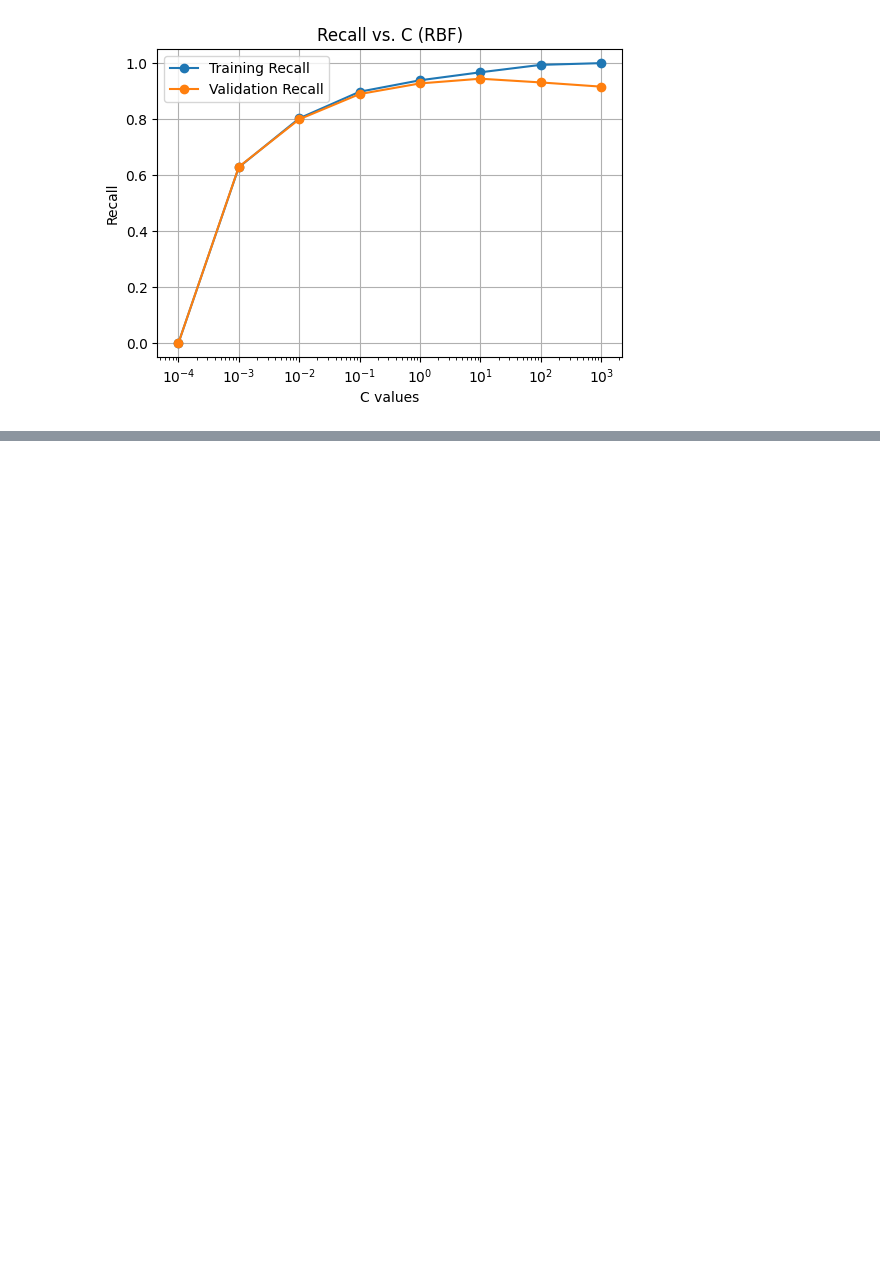
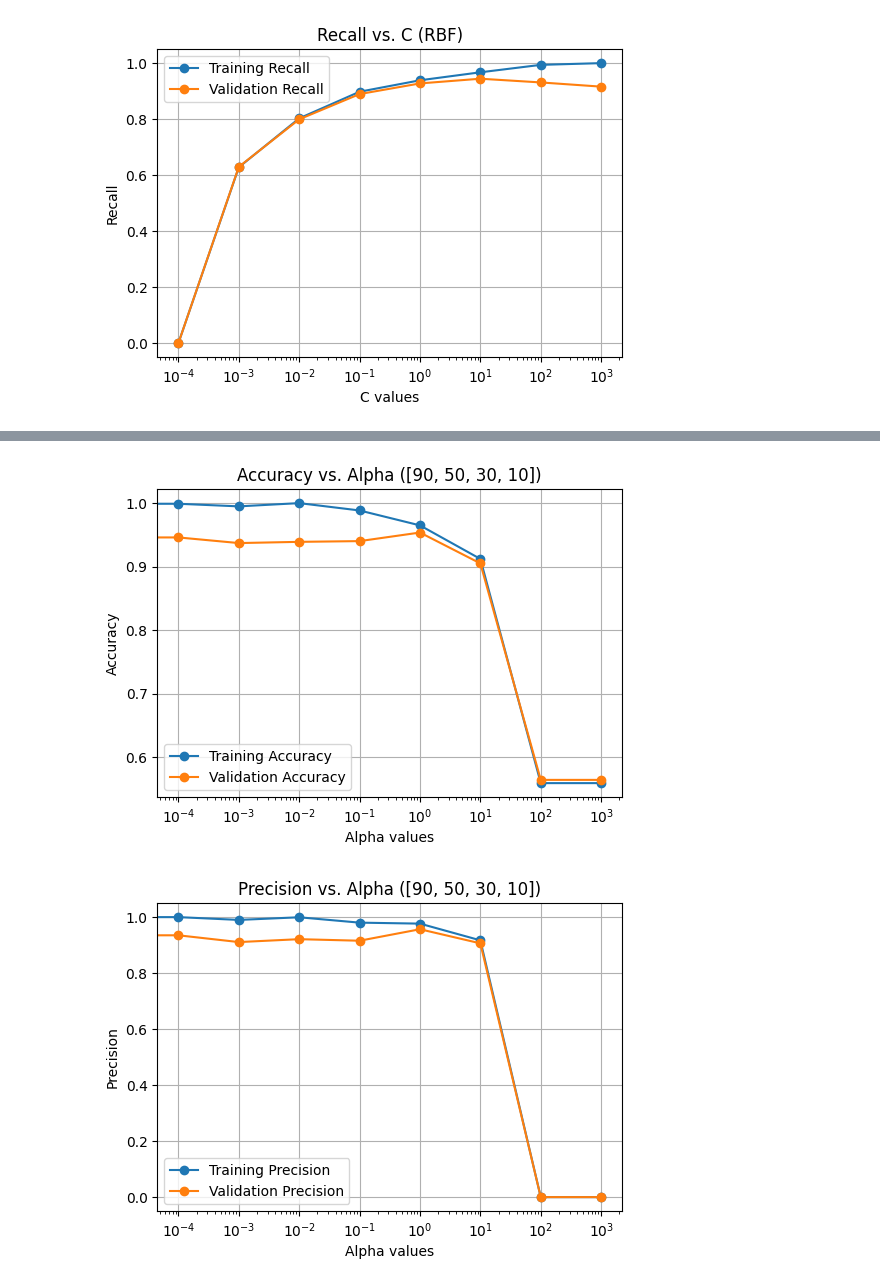
Before and after one commit to paripatel55/ML_Project, a Jupyter notebook: test.ipynb, the cells around one changed output, grey strips where cells are left out. Saved outputs shown, nothing was run; the diff lists cells and outputs as text; code cells hidden in the pictures; blank space fills up the shorter version.

```diff
--- a/test.ipynb
+++ b/test.ipynb
@@ -583,0 +936,39 @@ plt.show()
+# %%
+# plot accuracy
+plt.figure(figsize=(6, 4))
+plt.plot(alpha_vals_4, train_accuracy_list_nn4, marker='o', label='Training Accuracy')
+plt.plot(alpha_vals_4, val_accuracy_list_nn4, marker='o', label='Validation Accuracy')
+plt.xscale('log') # to space values out
+plt.xlabel('Alpha values')
+plt.ylabel('Accuracy')
+plt.title('Accuracy vs. Alpha ([90, 50, 30, 10])')
+plt.grid()
+plt.legend()
+plt.show()
+
+# plot precision
+plt.figure(figsize=(6, 4))
+plt.plot(alpha_vals_4, train_precision_list_nn4, marker='o', label='Training Precision')
+plt.plot(alpha_vals_4, val_precision_list_nn4, marker='o', label='Validation Precision')
+plt.xscale('log') # to space values out
+plt.xlabel('Alpha values')
+plt.ylabel('Precision')
+plt.title('Precision vs. Alpha ([90, 50, 30, 10])')
+plt.grid()
+plt.legend()
+plt.show()
+
+# plot recall
+plt.figure(figsize=(6, 4))
+plt.plot(alpha_vals_4, train_recall_list_nn4, marker='o', label='Training Recall')
+plt.plot(alpha_vals_4, val_recall_list_nn4, marker='o', label='Validation Recall')
+plt.xscale('log') # to space values out
+plt.xlabel('Alpha values')
+plt.ylabel('Recall')
+plt.title('Recall vs. Alpha ([90, 50, 30, 10])')
+plt.grid()
+plt.legend()
+plt.show()
+# %% [output]
+[figure, added]
+[figure, added]
```
Also changed, not shown: parts of 12 cells of this notebook.
